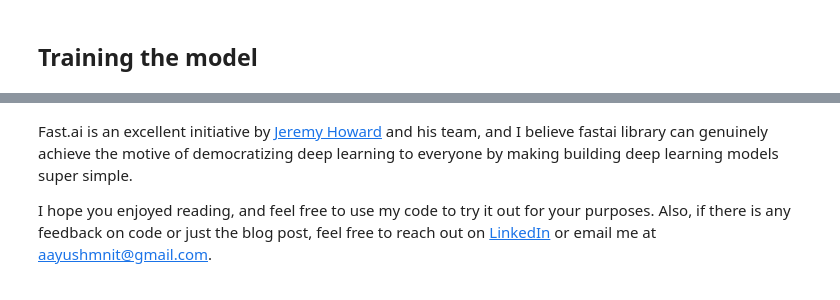
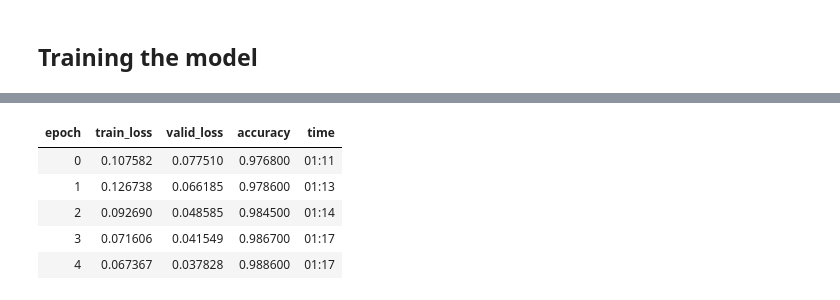
Before and after one commit to aayushmnit/DeepLearningExplorations2, a Jupyter notebook: 1_MLP/MLP using Fastai & Pytorch.ipynb, the cells around one changed output, grey strips where cells are left out. Saved outputs shown, nothing was run; the diff lists cells and outputs as text; code cells hidden in the pictures.

Commit message:
Keeping minimal, ported MLP to fastai2

```diff
--- a/1_MLP/MLP using Fastai & Pytorch.ipynb
+++ b/1_MLP/MLP using Fastai & Pytorch.ipynb
@@ -142,4 +98,9 @@ As we can see we are reaching 98.4% accuracy just by using simple Multilayerperc
-# %% [markdown]
-Fast.ai is an excellent initiative by [Jeremy Howard](https://twitter.com/jeremyphoward) and his team, and I believe fastai library can genuinely achieve the motive of democratizing deep learning to everyone by making building deep learning models super simple.
-
-I hope you enjoyed reading, and feel free to use my code to try it out for your purposes. Also, if there is any feedback on code or just the blog post, feel free to reach out on [LinkedIn](https://www.linkedin.com/in/aayushmnit/) or email me at aayushmnit@gmail.com.
+# %%
+mlp_learner.fit_one_cycle(5,slice(1e-5,5e-3))
+# %% [output]
+| epoch | train_loss | valid_loss | accuracy | time |
+| 0 | 0.107582 | 0.077510 | 0.976800 | 01:11 |
+| 1 | 0.126738 | 0.066185 | 0.978600 | 01:13 |
+| 2 | 0.092690 | 0.048585 | 0.984500 | 01:14 |
+| 3 | 0.071606 | 0.041549 | 0.986700 | 01:17 |
+| 4 | 0.067367 | 0.037828 | 0.988600 | 01:17 |
```
Also changed, not shown: parts of 26 cells of this notebook, 3 other files.
